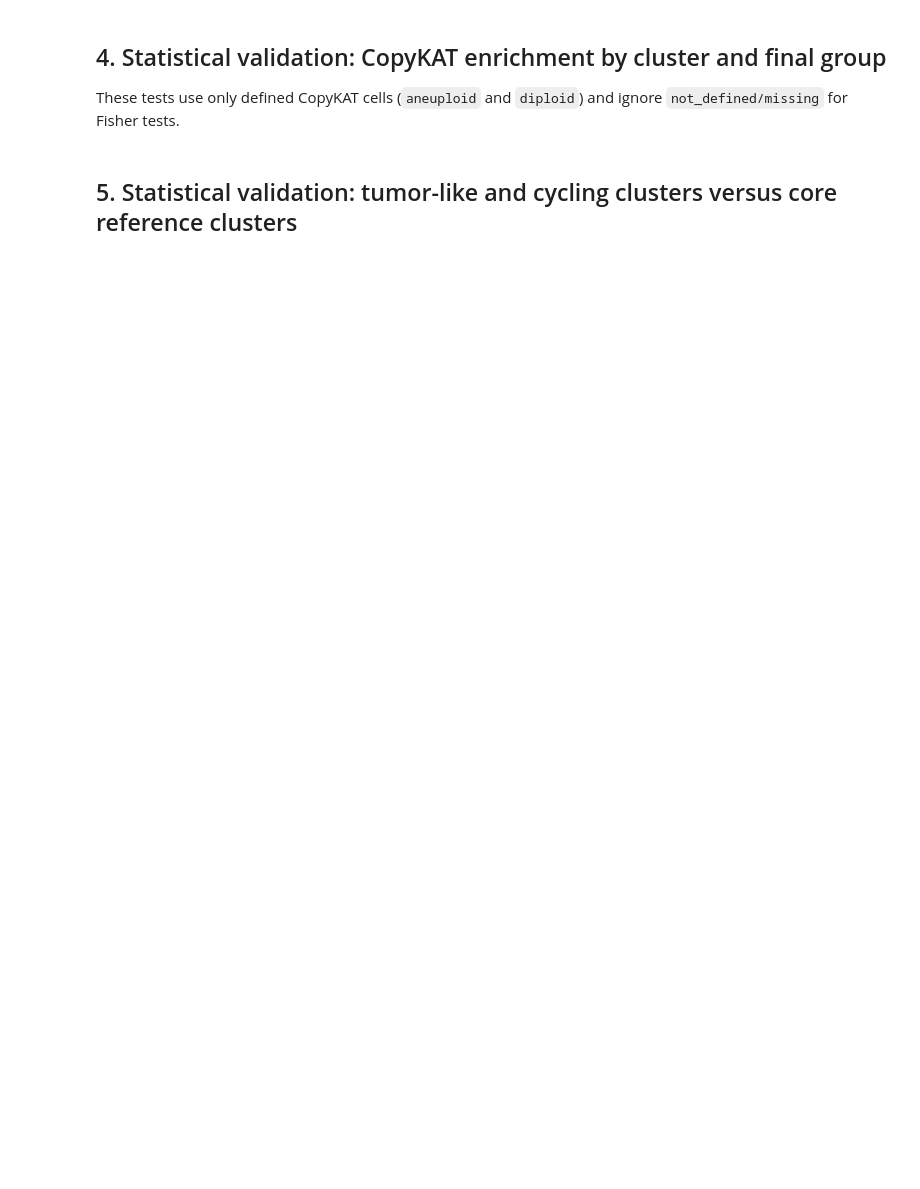
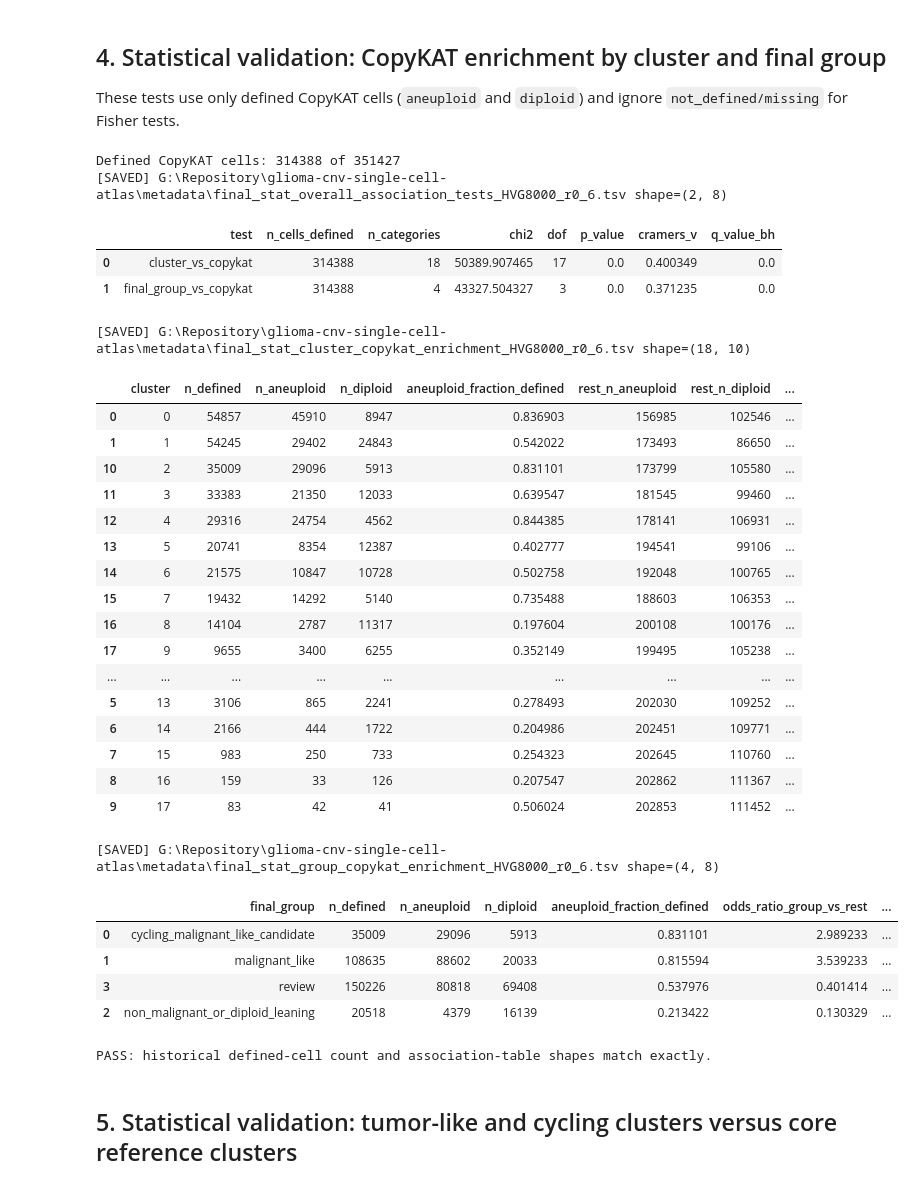
Before and after one commit to CPFeX/glioma-cnv-single-cell-atlas, a Jupyter notebook: code/01_main_analysis/16_validate_cnv_consensus.ipynb, the cells around one changed output. Cells and saved outputs as stored; diff of their text form; code cells hidden in the pictures; blank space fills up the shorter version.

Commit message:
Finalize canonical CNV statistical validation
Reproduce historical CNV visual QC and statistical validation using the canonical Notebook-15 consensus with memory-safe H5AD access.

```diff
--- a/code/01_main_analysis/16_validate_cnv_consensus.ipynb
+++ b/code/01_main_analysis/16_validate_cnv_consensus.ipynb
@@ -71,11 +85,17 @@ METADATA_DIR.mkdir(parents=True, exist_ok=True)
 
 RUN_TAG = "HVG8000_r0_6"
 
-FINAL_H5AD_CANDIDATES = [
-    PROCESSED_DIR / "GBM_core_4datasets_fullgene_marker_based_annotation_bias_status_copykat_consensus.h5ad",
-    PROCESSED_DIR / "GBM_core_4datasets_fullgene_marker_based_annotation_copykat_consensus.h5ad",
-    PROCESSED_DIR / "GBM_core_4datasets_fullgene_marker_based_annotation_bias_status.h5ad",
-]
+FINAL_H5AD = (
+    PROCESSED_DIR
+    / "GBM_core_4datasets_fullgene_marker_based_annotation_bias_status_copykat_consensus.h5ad"
+)
+
+if not FINAL_H5AD.exists():
+    raise FileNotFoundError(
+        "Notebook 16 requires the canonical Notebook-15 final consensus H5AD:\n"
+        f"{FINAL_H5AD}\n"
+        "Run Notebook 15 successfully before Notebook 16."
+    )
 
 CLUSTER_CONSENSUS_TSV = METADATA_DIR / f"final_copykat_marker_infercnvpy_cluster_consensus_{RUN_TAG}.tsv"
 CLUSTER_COUNTS_TSV = METADATA_DIR / f"final_copykat_marker_cluster_counts_{RUN_TAG}.tsv"
@@ -458,33 +710,94 @@ for cl, sub in defined.groupby("cluster_str", observed=True):
         "fisher_p_value": p,
     })
 cluster_enrichment = pd.DataFrame(records)
 cluster_enrichment["fisher_q_value_bh"] = bh_fdr(cluster_enrichment["fisher_p_value"])
 cluster_enrichment = cluster_enrichment.sort_values("cluster", key=lambda s: pd.to_numeric(s, errors="coerce"))
 write_tsv(cluster_enrichment, METADATA_DIR / f"final_stat_cluster_copykat_enrichment_{RUN_TAG}.tsv")
 display(cluster_enrichment)
 
 # Final group enrichment.
 records = []
 for gr, sub in defined.groupby("final_group_for_stats", observed=True):
     a = int((sub["copykat_pred_clean_for_stats"] == "aneuploid").sum())
     d = int((sub["copykat_pred_clean_for_stats"] == "diploid").sum())
     c = all_a - a
     b = all_d - d
     odds, p = fisher_exact([[a, d], [c, b]], alternative="two-sided")
     records.append({
         "final_group": gr,
         "n_defined": a + d,
         "n_aneuploid": a,
         "n_diploid": d,
         "aneuploid_fraction_defined": a/(a+d) if (a+d)>0 else np.nan,
         "odds_ratio_group_vs_rest": safe_odds_ratio(a, d, c, b),
         "fisher_p_value": p,
     })
 group_enrichment = pd.DataFrame(records)
 group_enrichment["fisher_q_value_bh"] = bh_fdr(group_enrichment["fisher_p_value"])
 group_enrichment = group_enrichment.sort_values("aneuploid_fraction_defined", ascending=False)
 write_tsv(group_enrichment, METADATA_DIR / f"final_stat_group_copykat_enrichment_{RUN_TAG}.tsv")
 display(group_enrichment)
+
+EXPECTED_DEFINED_COPYKAT_CELLS = 314388
+
+if len(defined) != EXPECTED_DEFINED_COPYKAT_CELLS:
+    raise RuntimeError(
+        "Historical defined-CopyKAT cell-count checkpoint failed: "
+        f"{len(defined)} != {EXPECTED_DEFINED_COPYKAT_CELLS}"
+    )
+
+EXPECTED_ASSOCIATION_SHAPES = {
+    "overall_tests": (2, 8),
+    "cluster_enrichment": (18, 10),
+    "group_enrichment": (4, 8),
+}
+
+observed_association_shapes = {
+    "overall_tests": overall_tests.shape,
+    "cluster_enrichment": cluster_enrichment.shape,
+    "group_enrichment": group_enrichment.shape,
+}
+
+if observed_association_shapes != EXPECTED_ASSOCIATION_SHAPES:
+    raise RuntimeError(
+        "Historical Notebook-16 association-table shape checkpoint failed. "
+        f"Observed: {observed_association_shapes}"
+    )
+
+print(
+    "PASS: historical defined-cell count and association-table shapes match exactly."
+)
+# %% [output]
+Defined CopyKAT cells: 314388 of 351427
+[SAVED] G:\Repository\glioma-cnv-single-cell-atlas\metadata\final_stat_overall_association_tests_HVG8000_r0_6.tsv shape=(2, 8)
+|  | test | n_cells_defined | n_categories | chi2 | dof | p_value | cramers_v | q_value_bh |
+| 0 | cluster_vs_copykat | 314388 | 18 | 50389.907465 | 17 | 0.0 | 0.400349 | 0.0 |
+| 1 | final_group_vs_copykat | 314388 | 4 | 43327.504327 | 3 | 0.0 | 0.371235 | 0.0 |
+[SAVED] G:\Repository\glioma-cnv-single-cell-atlas\metadata\final_stat_cluster_copykat_enrichment_HVG8000_r0_6.tsv shape=(18, 10)
+|  | cluster | n_defined | n_aneuploid | n_diploid | aneuploid_fraction_defined | rest_n_aneuploid | rest_n_diploid | ... |
+| 0 | 0 | 54857 | 45910 | 8947 | 0.836903 | 156985 | 102546 | ... |
+| 1 | 1 | 54245 | 29402 | 24843 | 0.542022 | 173493 | 86650 | ... |
+| 10 | 2 | 35009 | 29096 | 5913 | 0.831101 | 173799 | 105580 | ... |
+| 11 | 3 | 33383 | 21350 | 12033 | 0.639547 | 181545 | 99460 | ... |
+| 12 | 4 | 29316 | 24754 | 4562 | 0.844385 | 178141 | 106931 | ... |
+| 13 | 5 | 20741 | 8354 | 12387 | 0.402777 | 194541 | 99106 | ... |
+| 14 | 6 | 21575 | 10847 | 10728 | 0.502758 | 192048 | 100765 | ... |
+| 15 | 7 | 19432 | 14292 | 5140 | 0.735488 | 188603 | 106353 | ... |
+| 16 | 8 | 14104 | 2787 | 11317 | 0.197604 | 200108 | 100176 | ... |
+| 17 | 9 | 9655 | 3400 | 6255 | 0.352149 | 199495 | 105238 | ... |
+| ... | ... | ... | ... | ... | ... | ... | ... | ... |
+| 5 | 13 | 3106 | 865 | 2241 | 0.278493 | 202030 | 109252 | ... |
+| 6 | 14 | 2166 | 444 | 1722 | 0.204986 | 202451 | 109771 | ... |
+| 7 | 15 | 983 | 250 | 733 | 0.254323 | 202645 | 110760 | ... |
+| 8 | 16 | 159 | 33 | 126 | 0.207547 | 202862 | 111367 | ... |
+| 9 | 17 | 83 | 42 | 41 | 0.506024 | 202853 | 111452 | ... |
+[SAVED] G:\Repository\glioma-cnv-single-cell-atlas\metadata\final_stat_group_copykat_enrichment_HVG8000_r0_6.tsv shape=(4, 8)
+|  | final_group | n_defined | n_aneuploid | n_diploid | aneuploid_fraction_defined | odds_ratio_group_vs_rest | ... |
+| 0 | cycling_malignant_like_candidate | 35009 | 29096 | 5913 | 0.831101 | 2.989233 | ... |
+| 1 | malignant_like | 108635 | 88602 | 20033 | 0.815594 | 3.539233 | ... |
+| 3 | review | 150226 | 80818 | 69408 | 0.537976 | 0.401414 | ... |
+| 2 | non_malignant_or_diploid_leaning | 20518 | 4379 | 16139 | 0.213422 | 0.130329 | ... |
+PASS: historical defined-cell count and association-table shapes match exactly.
 # %% [markdown]
 ## 5. Statistical validation: tumor-like and cycling clusters versus core reference clusters
 # %%
```
Also changed, not shown: parts of 9 cells of this notebook, 12 other files.
